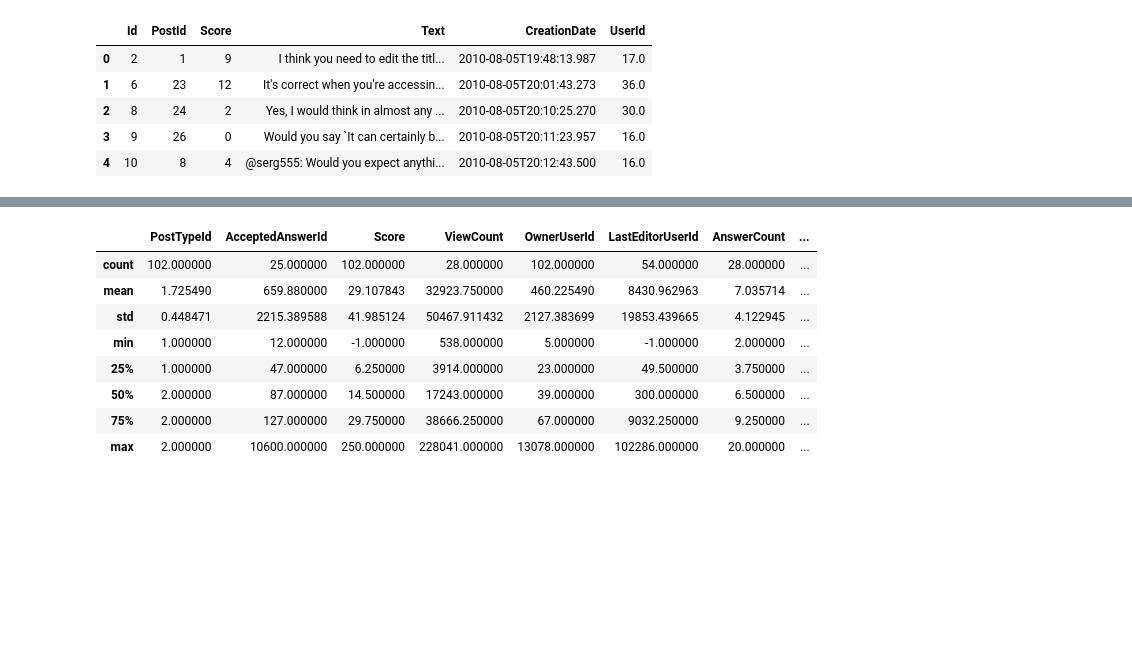
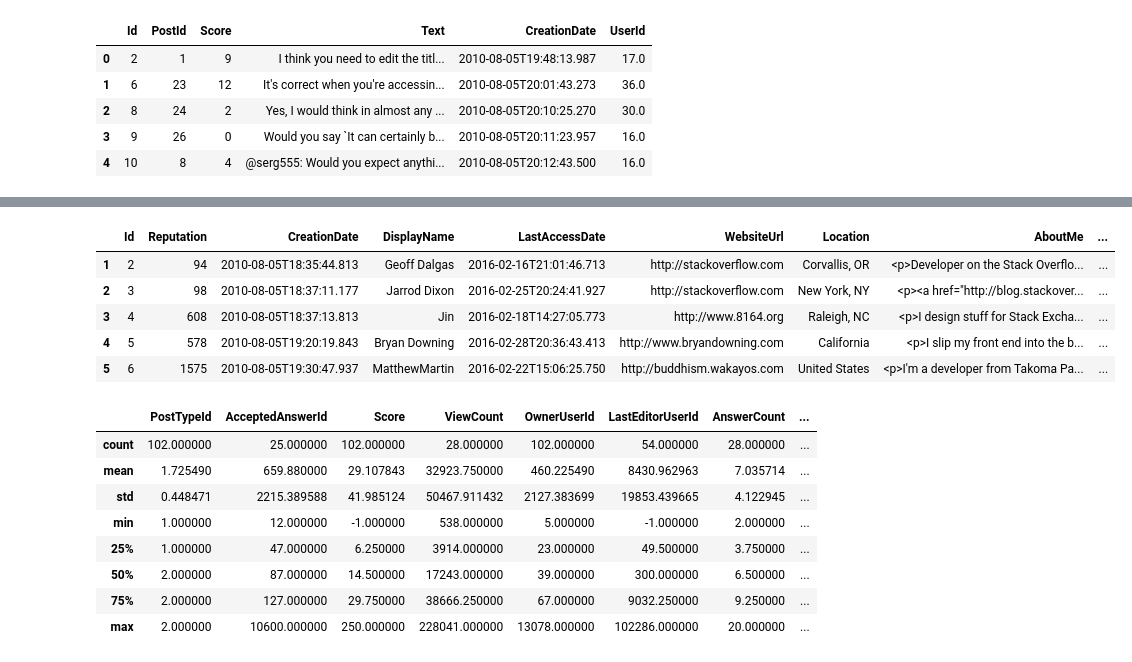
Before and after one commit to dhruvaray/soml, a Jupyter notebook: index.ipynb, the cells around one changed output, grey strips where cells are left out. Drawn from its saved outputs; the diff is of its cells as text; code cells hidden in the pictures; blank space fills up the shorter version.

```diff
--- a/index.ipynb
+++ b/index.ipynb
@@ -33,3 +44,15 @@ comments.head(5)
+# %%
+users = pd.read_csv('users.sample.csv').dropna()
+users['AboutMe'] = users['AboutMe'].apply(lambda x : base64.b64decode(x))
+users['Location'] = users['Location'].apply(lambda x : base64.b64decode(x))
+users.head(5)
+# %% [output]
+|  | Id | Reputation | CreationDate | DisplayName | LastAccessDate | WebsiteUrl | Location | AboutMe | ... |
+| 1 | 2 | 94 | 2010-08-05T18:35:44.813 | Geoff Dalgas | 2016-02-16T21:01:46.713 | http://stackoverflow.com | Corvallis, OR | <p>Developer on the Stack Overflo... | ... |
+| 2 | 3 | 98 | 2010-08-05T18:37:11.177 | Jarrod Dixon | 2016-02-25T20:24:41.927 | http://stackoverflow.com | New York, NY | <p><a href="http://blog.stackover... | ... |
+| 3 | 4 | 608 | 2010-08-05T18:37:13.813 | Jin | 2016-02-18T14:27:05.773 | http://www.8164.org | Raleigh, NC | <p>I design stuff for Stack Excha... | ... |
+| 4 | 5 | 578 | 2010-08-05T19:20:19.843 | Bryan Downing | 2016-02-28T20:36:43.413 | http://www.bryandowning.com | California | <p>I slip my front end into the b... | ... |
+| 5 | 6 | 1575 | 2010-08-05T19:30:47.937 | MatthewMartin | 2016-02-22T15:06:25.750 | http://buddhism.wakayos.com | United States | <p>I'm a developer from Takoma Pa... | ... |
 # %%
 posts.describe()
 # %% [output]
```
Also changed, not shown: parts of 3 cells of this notebook, 3 other files.
